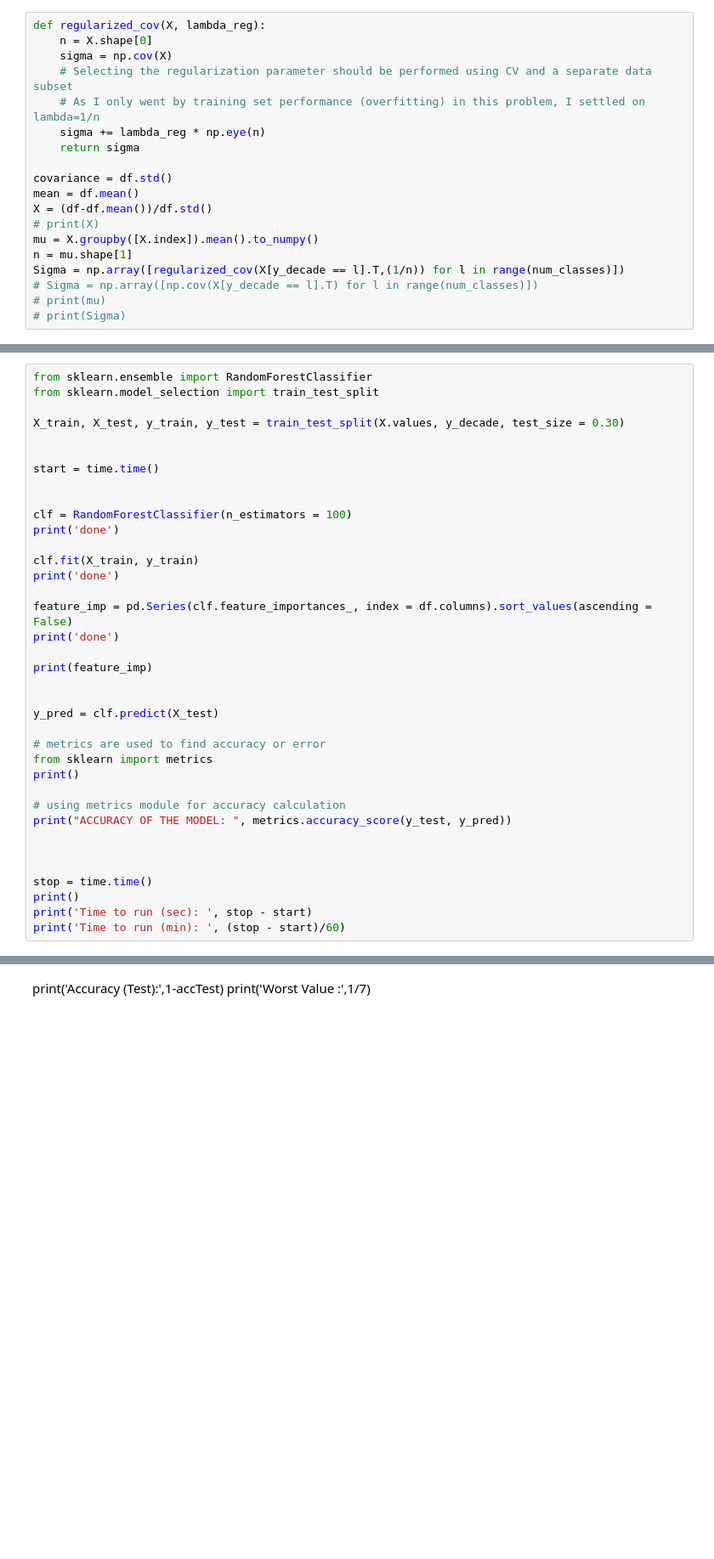
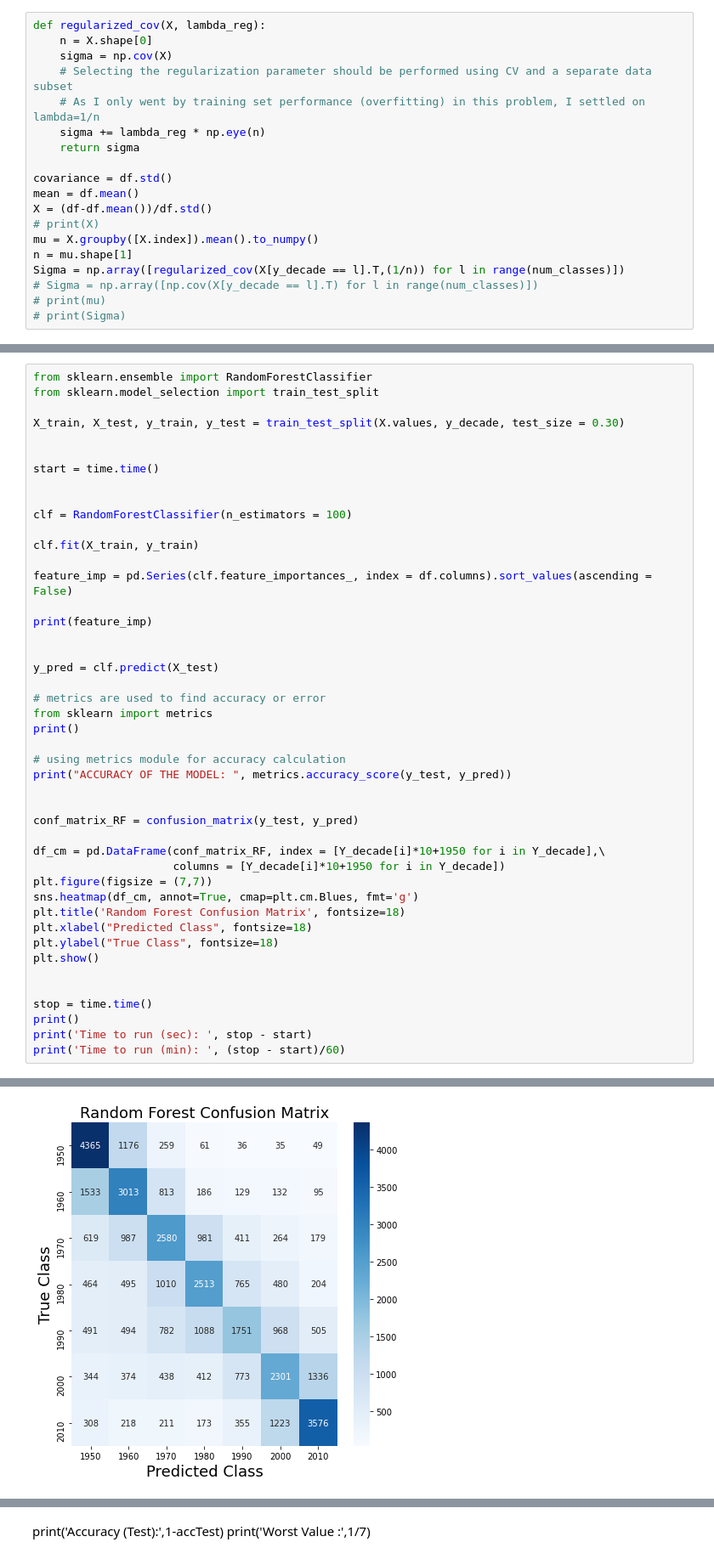
Before and after one commit to Warspiteful/EECE5644-Machine-Learning-FinalProject, a Jupyter notebook: MLP_160k.ipynb, the cells around one changed output, grey strips where cells are left out. Shown at 85% size. Cells and saved outputs as stored; diff of their text form; blank space fills up the shorter version.

```diff
--- a/MLP_160k.ipynb
+++ b/MLP_160k.ipynb
@@ -174,13 +205,10 @@ start = time.time()
 
 
 clf = RandomForestClassifier(n_estimators = 100)
-print('done')
 
 clf.fit(X_train, y_train)
-print('done')
 
 feature_imp = pd.Series(clf.feature_importances_, index = df.columns).sort_values(ascending = False)
-print('done')
 
 print(feature_imp)
 
@@ -195,6 +223,17 @@ print()
 print("ACCURACY OF THE MODEL: ", metrics.accuracy_score(y_test, y_pred))
 
 
+conf_matrix_RF = confusion_matrix(y_test, y_pred)
+
+df_cm = pd.DataFrame(conf_matrix_RF, index = [Y_decade[i]*10+1950 for i in Y_decade],\
+                     columns = [Y_decade[i]*10+1950 for i in Y_decade])
+plt.figure(figsize = (7,7))
+sns.heatmap(df_cm, annot=True, cmap=plt.cm.Blues, fmt='g')
+plt.title('Random Forest Confusion Matrix', fontsize=18)
+plt.xlabel("Predicted Class", fontsize=18)
+plt.ylabel("True Class", fontsize=18)
+plt.show()
+
 
 stop = time.time()
 print()
@@ -220,0 +259 @@ Time to run (min):  0.37983404795328773
+[figure, added]
```
Also changed, not shown: parts of 18 cells of this notebook.
